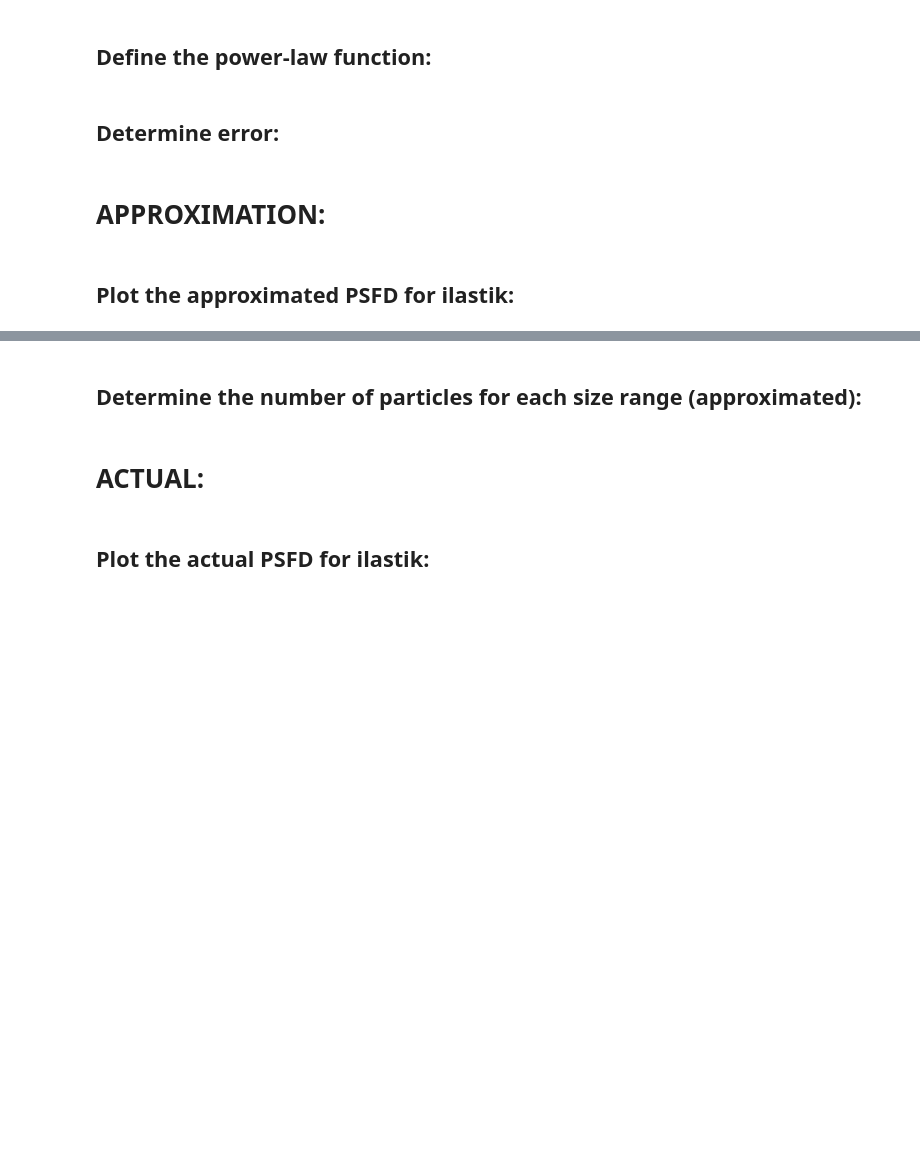
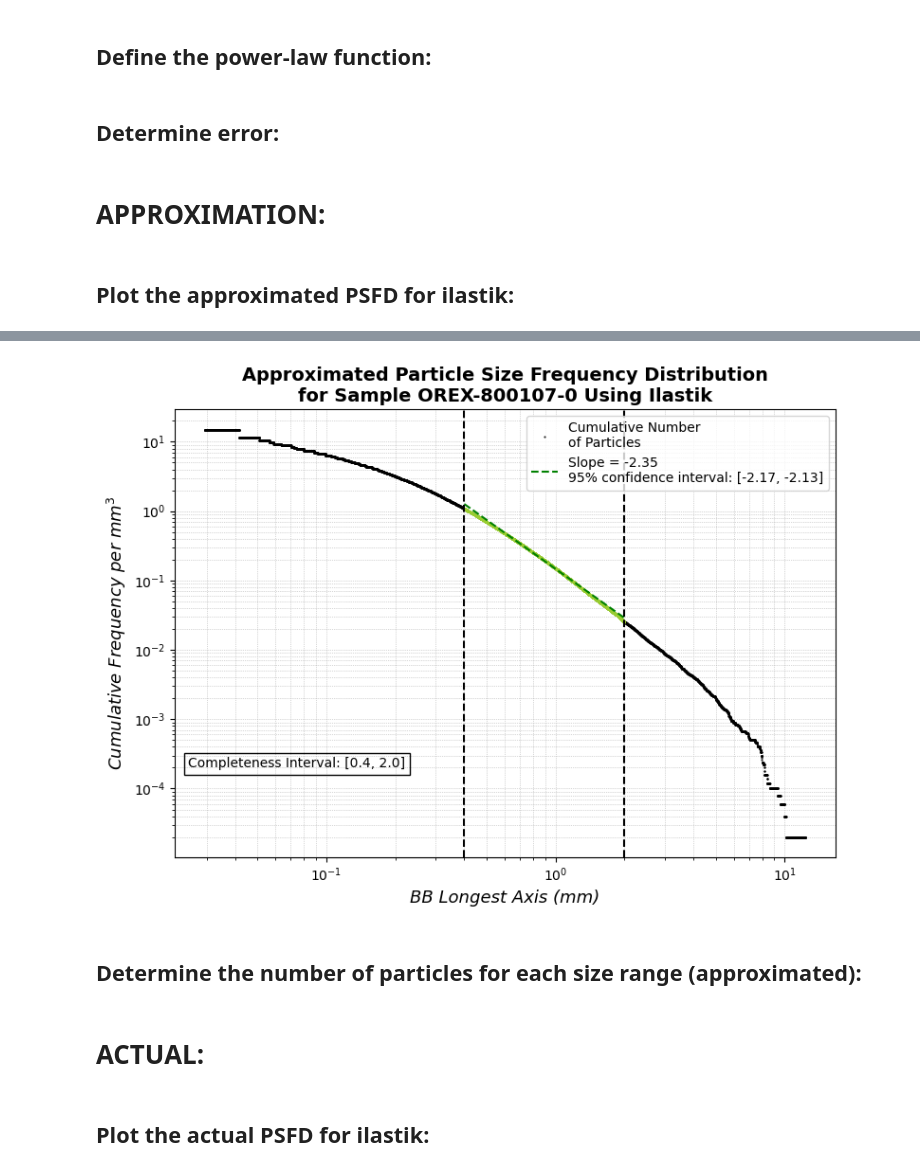
Before and after one commit to savannahsmith8/OSIRIS-REx_PSFD, a Jupyter notebook: Source/OREx_ilastikPSFD.ipynb, the cells around one changed output, grey strips where cells are left out. Saved outputs shown, nothing was run; the diff lists cells and outputs as text; code cells hidden in the pictures; blank space fills up the shorter version.

```diff
--- a/Source/OREx_ilastikPSFD.ipynb
+++ b/Source/OREx_ilastikPSFD.ipynb
@@ -327,8 +431,8 @@ plt.show()
 SampleVolume = 5e4  # in mm^3
 
 # define the x-range for fitting the linear slope accurately
-xmin_fit = 0.3
-xmax_fit = 3.0
+xmin_fit = 0.4
+xmax_fit = 2.0
 
 # create log-spaced bins for histogram plotting
 bins = np.logspace(np.log10(min(BBLongestAxes)), np.log10(max(BBLongestAxes)), 10000)
@@ -390,34 +494,37 @@ for i in range(B):
         continue
 
 # convert list to np array
 BootstrapSlopes = np.array(BootstrapSlopes)
 mean_slope = np.mean(BootstrapSlopes)
 # define confidence intervals
-# will determine the +/- error for the slope
+# determine the +/- error for the slope
 confidence_lower = np.percentile(BootstrapSlopes, 2.5)  # can change these percentiles
 confidence_upper = np.percentile(BootstrapSlopes, 97.5)
 
 # plot the PSFD
 plt.figure(figsize=(8, 6))
 plt.loglog(x, y, '.', ms=1, label='Cumulative Number\nof Particles', color='black')
 # highlight the region of the data that corresponds to the best-fit slope
 plt.loglog(x_fit, y_fit, 'o', ms=1, color='yellowgreen')
 
 # plot best fit slope with bootstrap uncertainty
 plt.loglog(x_line, y_line, '--', ms=5,
            label=f"Slope = {b_fit:.2f}\n95% confidence interval: [{confidence_lower:.2f}, {confidence_upper:.2f}]", color='green')
 
 # labels and organization
 plt.xlabel('BB Longest Axis (mm)', fontsize=13).set_style('italic')
 plt.ylabel('Cumulative Frequency per mm$^3$', fontsize=13).set_style('italic')
 plt.title("Approximated Particle Size Frequency Distribution\nfor Sample OREX-800107-0 Using Ilastik", fontsize=14, weight='bold')
+plt.text(0.025,0.0002,f"Completeness Interval: [{xmin_fit}, {xmax_fit}]", bbox=dict(facecolor='none', edgecolor='black', boxstyle='square'))
 plt.grid(which='both', linestyle=':', linewidth=0.5)
 plt.axvline(x = xmin_fit, color = 'black', linestyle='--')
 plt.axvline(x = xmax_fit, color = 'black', linestyle='--')
 plt.legend()
 plt.tight_layout()
 plt.savefig('PSFD_OREX-800107-0_ilastik_boundingbox_bootstrap.png')
 plt.show()
+# %% [output]
+[figure, added]
 # %% [markdown]
 Determine the number of particles for each size range (approximated):
 -----------------------------------------------------
```
Also changed, not shown: parts of 11 cells of this notebook.
